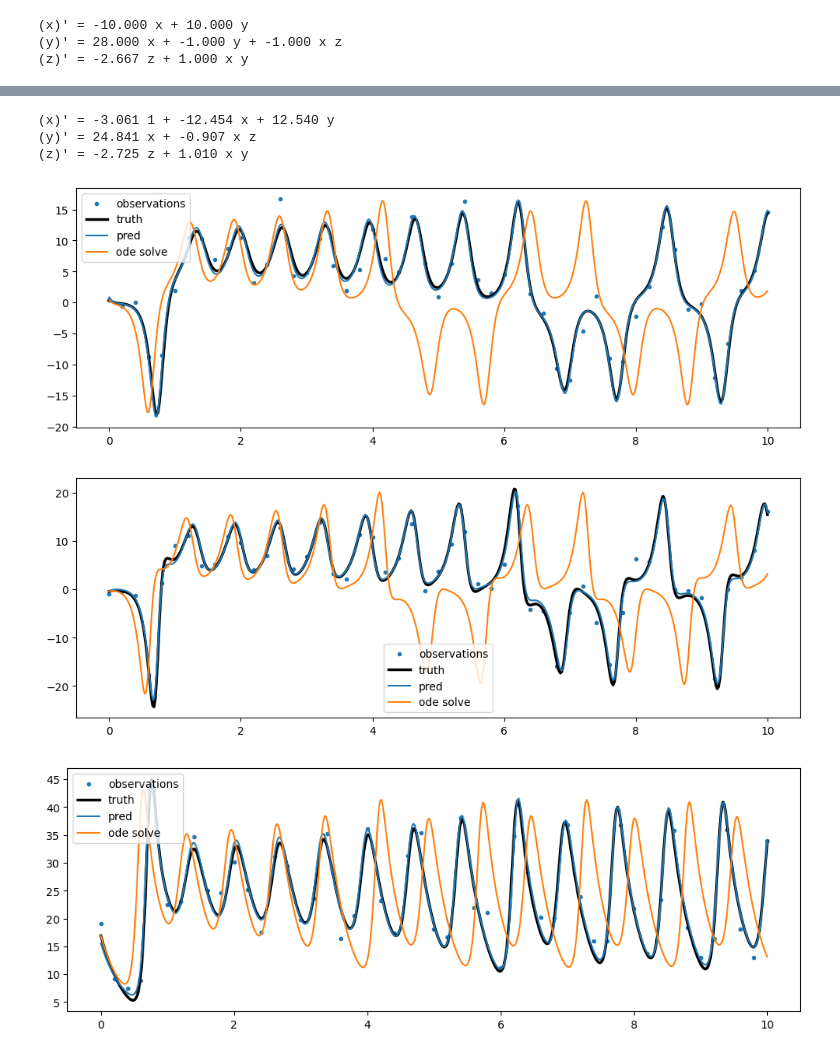
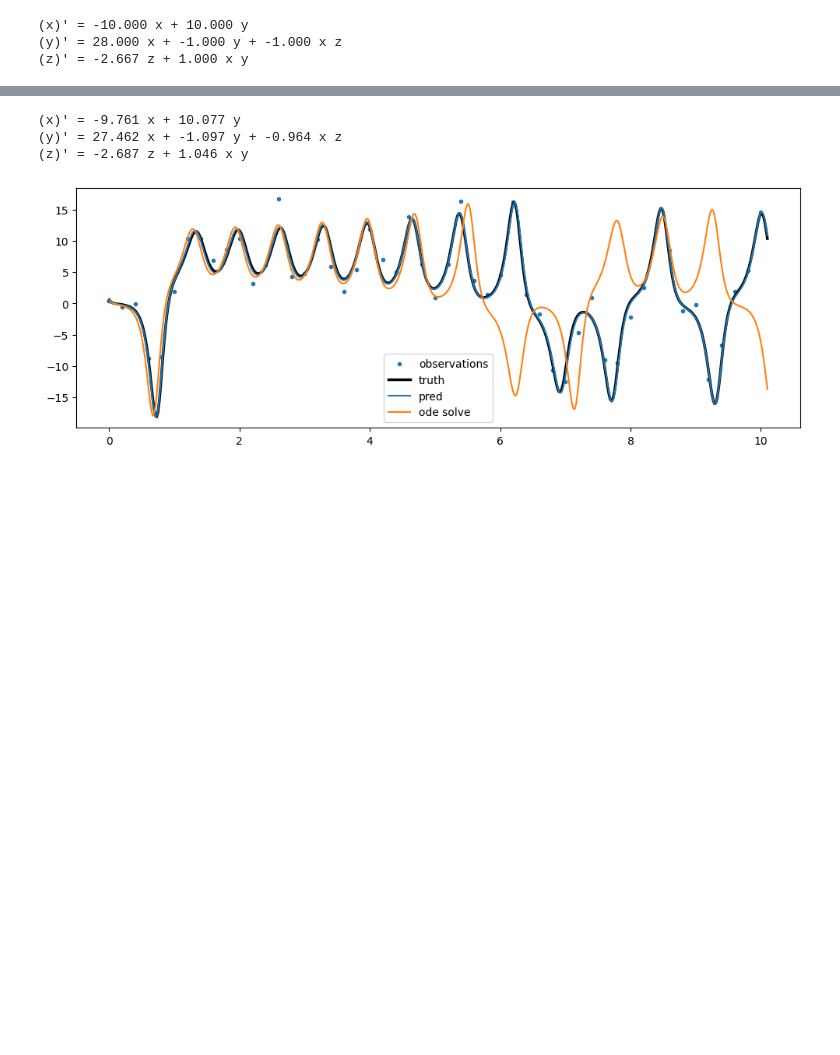
Before and after one commit to AHsu98/jsindy, a Jupyter notebook: notebooks/alex/lorenz_demo_annealed.ipynb, the cells around one changed output, grey strips where cells are left out. Saved outputs shown, nothing was run; the diff lists cells and outputs as text; code cells hidden in the pictures; blank space fills up the shorter version.

Commit message:
Got the annealed optimizer to work reasonably again by upping the number collocation points

```diff
--- a/notebooks/alex/lorenz_demo_annealed.ipynb
+++ b/notebooks/alex/lorenz_demo_annealed.ipynb
@@ -29,7 +29,7 @@ t0=0
 t1=10.1
 n_train = len(jnp.arange(t0,t1,dt))
 
-n_colloc = 505
+n_colloc = 750
 expdata = exp_data(
     initial_state=initial_state,
     t0=t0,
@@ -55,7 +55,7 @@ optsettings = LMSettings(
     print_every = 100,
 )
 data_weight =  1.
-colloc_weight = 50. * n_colloc * 3
+colloc_weight = 500. * n_colloc * 3
 sparsifier = pySindySparsifier(
     STLSQ(threshold = 0.25,alpha = 0.1)
     )
@@ -71,7 +71,7 @@ optimizer = AnnealedAlternatingActiveSetLMSolver(
         fixed_colloc_weight=colloc_weight,
         fixed_data_weight=data_weight,
         sparsifier = sparsifier,
-        num_annealing_steps = 2,
+        num_annealing_steps = 4,
         )
 
 model = JSINDyModel(
@@ -152,5 +177,5 @@ model.print(expdata.true_coeff.T)
 # %%
-t_grid = jnp.linspace(0,10,500)
+t_grid = jnp.linspace(0,t1,500)
 state_preds = model.predict_state(t_grid)
 true_states = jax.vmap(expdata.system_sol.evaluate)(t_grid)
 for dim in range(3):
@@ -253,9 +278,9 @@ refit_theta = jnp.array(optimizer.coef_).T
 
 model.print(refit_theta)
 # %% [output]
-(x)' = -3.061 1 + -12.454 x + 12.540 y
-(y)' = 24.841 x + -0.907 x z
-(z)' = -2.725 z + 1.010 x y
+(x)' = -9.761 x + 10.077 y
+(y)' = 27.462 x + -1.097 y + -0.964 x z
+(z)' = -2.687 z + 1.046 x y
 # %%
 import diffrax
 def model_ode(t,x,args=None):
@@ -278,18 +303,16 @@ sol = diffrax.diffeqsolve(
     stepsize_controller=pidcontroller
 )
 # %%
-t_grid = jnp.linspace(0,10,500)
+t_grid = jnp.linspace(t0,t1,500)
 state_preds = model.predict_state(t_grid)
 true_states = jax.vmap(expdata.system_sol.evaluate)(t_grid)
 for dim in range(3):
     plt.figure(figsize=(12,4))
     plt.scatter(expdata.t_train,expdata.x_train[:,dim],label = 'observations',s = 9)
     plt.plot(t_grid,true_states[:,dim],label = 'truth',c='black',lw = 2.5)
     plt.plot(t_grid,state_preds[:,dim],label = 'pred')
     plt.plot(t_grid,sol.ys[:,dim],label = 'ode solve')
     plt.legend()
     plt.show()
 # %% [output]
-[figure, old version]
+[figure, new version]
-[figure, removed]
-[figure, removed]
```
Also changed, not shown: parts of 9 cells of this notebook.
